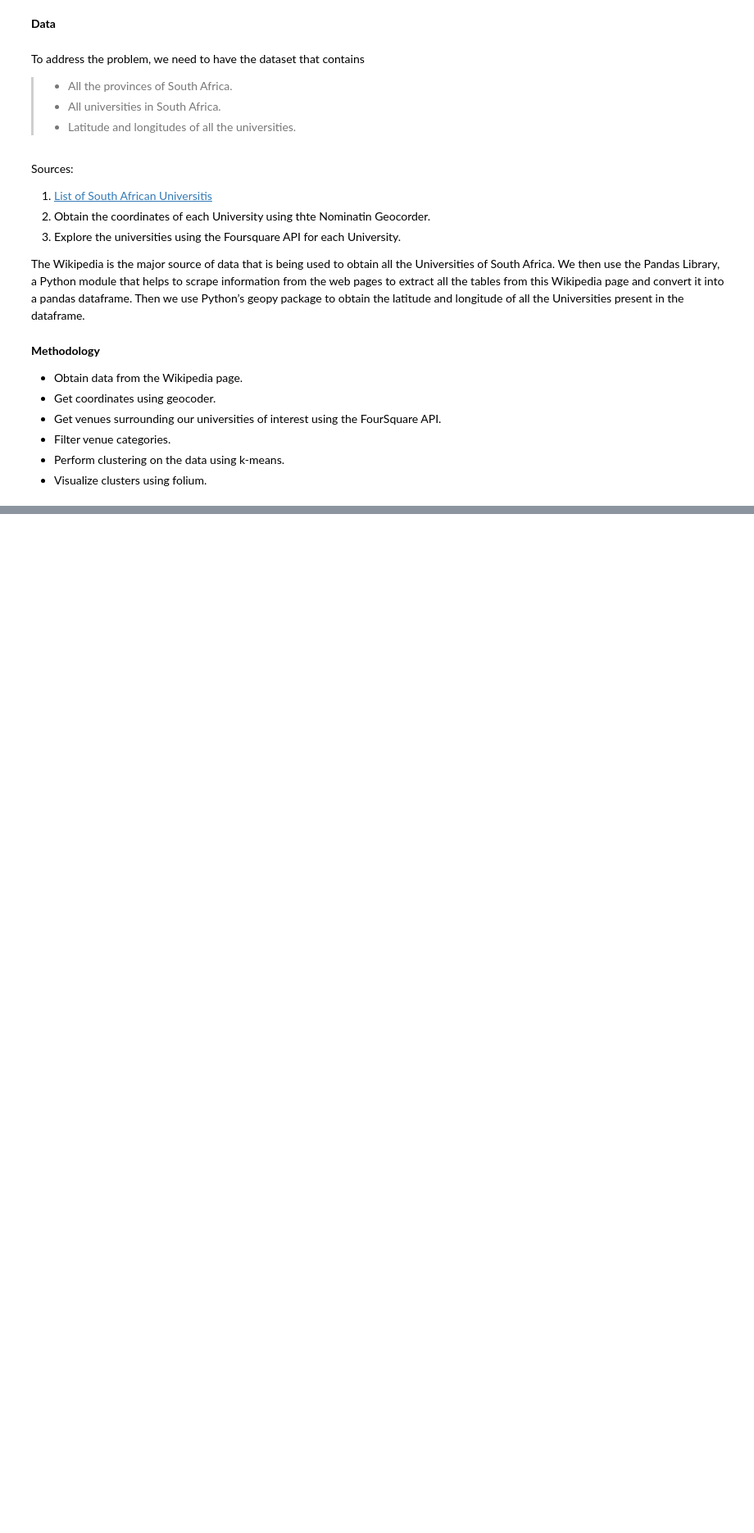
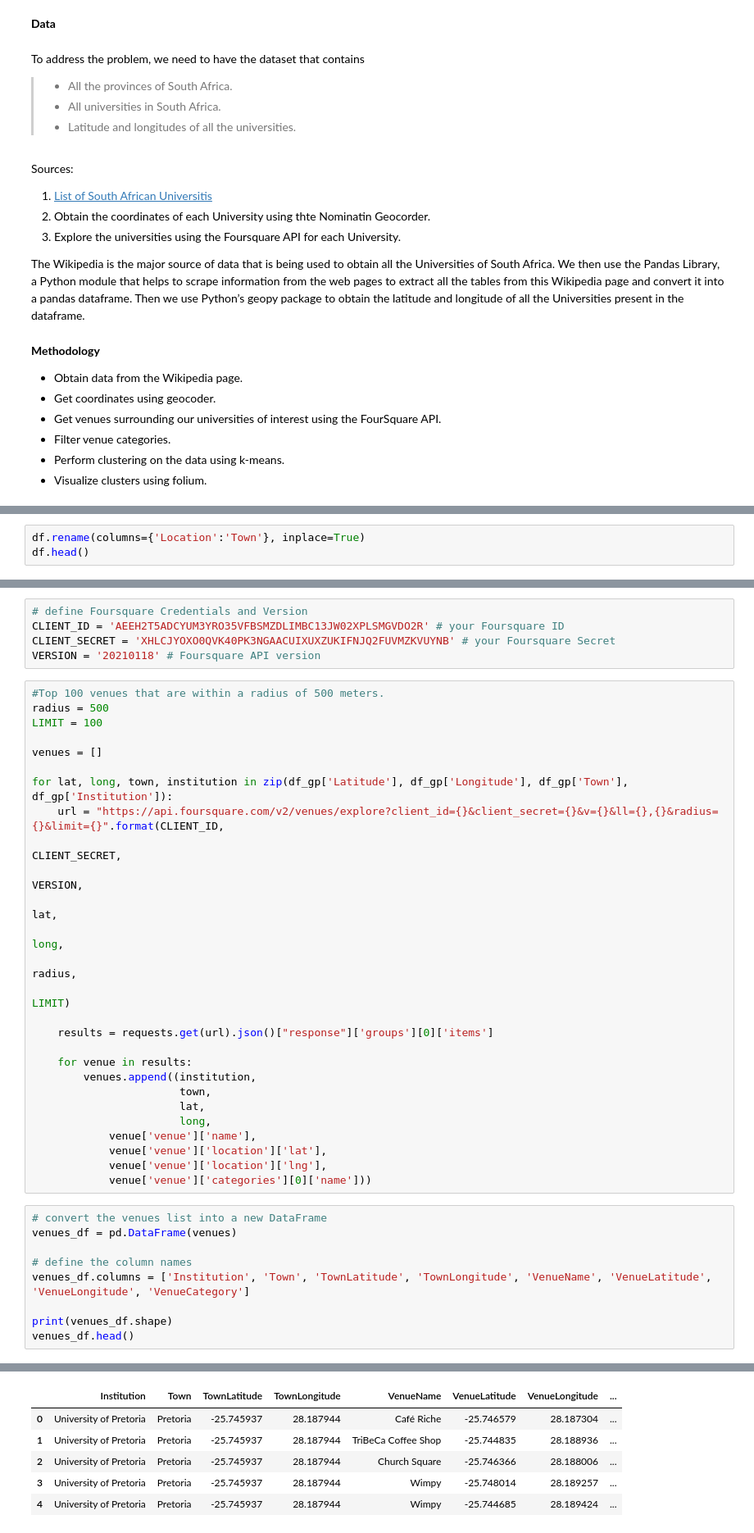
Before and after one commit to phyllsmoyo/Coursera_Capstone, a Jupyter notebook: Capstone_Project_The_Battle_of_Neighborhoods.ipynb, the cells around one changed output, grey strips where cells are left out. Shown at 82% size. Saved outputs shown, nothing was run; the diff lists cells and outputs as text; blank space fills up the shorter version.

```diff
--- a/Capstone_Project_The_Battle_of_Neighborhoods.ipynb
+++ b/Capstone_Project_The_Battle_of_Neighborhoods.ipynb
@@ -43,0 +204,3 @@ The Wikipedia is the major source of data that is being used to obtain all the U
+# %%
+df.rename(columns={'Location':'Town'}, inplace=True)
+df.head()
@@ -43,0 +225,42 @@ The Wikipedia is the major source of data that is being used to obtain all the U
+# %%
+# define Foursquare Credentials and Version
+CLIENT_ID = 'AEEH2T5ADCYUM3YRO35VFBSMZDLIMBC13JW02XPLSMGVDO2R' # your Foursquare ID
+CLIENT_SECRET = 'XHLCJYOXO0QVK40PK3NGAACUIXUXZUKIFNJQ2FUVMZKVUYNB' # your Foursquare Secret
+VERSION = '20210118' # Foursquare API version
+# %%
+#Top 100 venues that are within a radius of 500 meters.
+radius = 500
+LIMIT = 100
+
+venues = []
+
+for lat, long, town, institution in zip(df_gp['Latitude'], df_gp['Longitude'], df_gp['Town'], df_gp['Institution']):
+    url = "https://api.foursquare.com/v2/venues/explore?client_id={}&client_secret={}&v={}&ll={},{}&radius={}&limit={}".format(CLIENT_ID,
+                                                                                                                               CLIENT_SECRET,
+                                                                                                                               VERSION,
+                                                                                                                               lat,
+                                                                                                                               long,
+                                                                                                                               radius,
+                                                                                                                               LIMIT)
+
+    results = requests.get(url).json()["response"]['groups'][0]['items']
+
+    for venue in results:
+        venues.append((institution,
+                       town,
+                       lat,
+                       long,
+            venue['venue']['name'],
+            venue['venue']['location']['lat'],
+            venue['venue']['location']['lng'],
+            venue['venue']['categories'][0]['name']))
+# %%
+# convert the venues list into a new DataFrame
+venues_df = pd.DataFrame(venues)
+
+# define the column names
+venues_df.columns = ['Institution', 'Town', 'TownLatitude', 'TownLongitude', 'VenueName', 'VenueLatitude', 'VenueLongitude', 'VenueCategory']
+
+print(venues_df.shape)
+venues_df.head()
+# %% [output]
@@ -43,0 +268,6 @@ The Wikipedia is the major source of data that is being used to obtain all the U
+|  | Institution | Town | TownLatitude | TownLongitude | VenueName | VenueLatitude | VenueLongitude | ... |
+| 0 | University of Pretoria | Pretoria | -25.745937 | 28.187944 | Café Riche | -25.746579 | 28.187304 | ... |
+| 1 | University of Pretoria | Pretoria | -25.745937 | 28.187944 | TriBeCa Coffee Shop | -25.744835 | 28.188936 | ... |
+| 2 | University of Pretoria | Pretoria | -25.745937 | 28.187944 | Church Square | -25.746366 | 28.188006 | ... |
+| 3 | University of Pretoria | Pretoria | -25.745937 | 28.187944 | Wimpy | -25.748014 | 28.189257 | ... |
+| 4 | University of Pretoria | Pretoria | -25.745937 | 28.187944 | Wimpy | -25.744685 | 28.189424 | ... |
```
Also changed, not shown: parts of 28 cells of this notebook.
